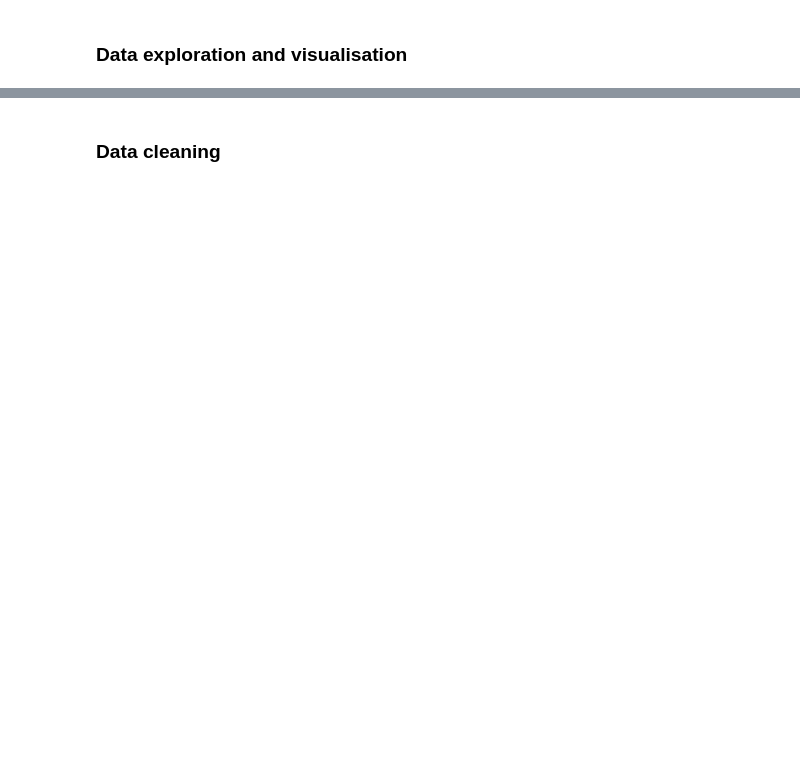
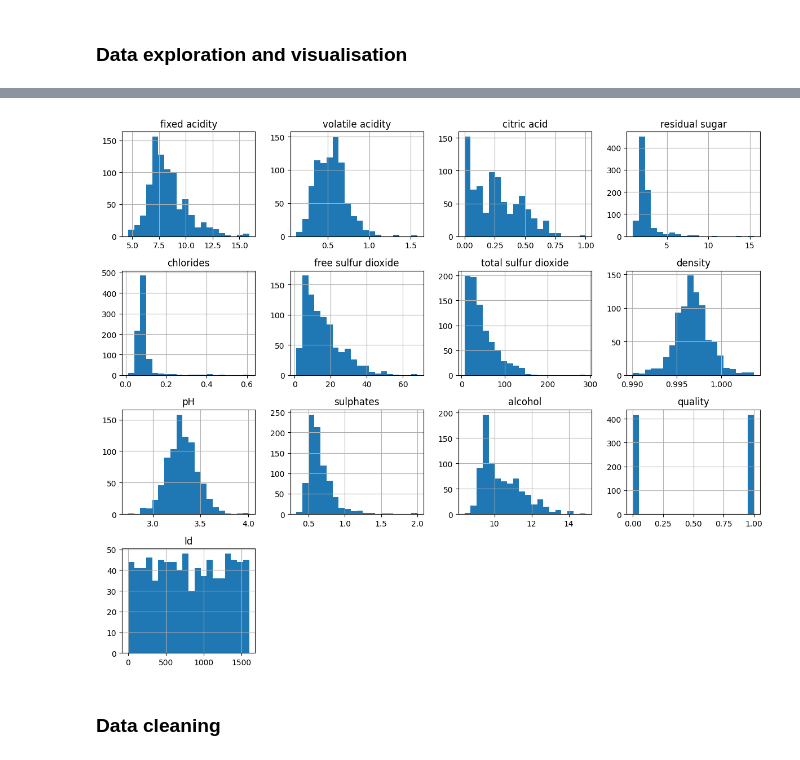
Before and after one commit to sondre04aasheim-spec/Deliverable_3_DAT200, a Jupyter notebook: CA3_template_group_30_V2.ipynb, the cells around one changed output, grey strips where cells are left out. Saved outputs shown, nothing was run; the diff lists cells and outputs as text; code cells hidden in the pictures; blank space fills up the shorter version.

```diff
--- a/CA3_template_group_30_V2.ipynb
+++ b/CA3_template_group_30_V2.ipynb
@@ -48,16 +73,10 @@ print(wine_train.columns.tolist())
 # %%
 # to display a visualisation of the various feautures
 wine_train.hist(figsize=(12, 10), bins=20)
 plt.tight_layout()
 plt.show()
-
-# Displaying the outliers by directly showing where different samples cluster together, and by extension the outliers
-plt.boxplot(wine_train)
-plt.xticks([1, 2, 3, 4, 5, 6, 7, 8, 9, 10, 11],
-           ["fixed_acidity", "volatile_acidity", "citric_acid", "residual_sugar", "chlorides",
-            "free_sulfur_dioxide", "total_sulfur_dioxide", "density", "pH", "sulphates", "alcohol"],
-            rotation=90)
-plt.show()
+# %% [output]
+[figure, added]
 # %% [markdown]
 ### Data cleaning
 # %%
```
Also changed, not shown: parts of 18 cells of this notebook.
